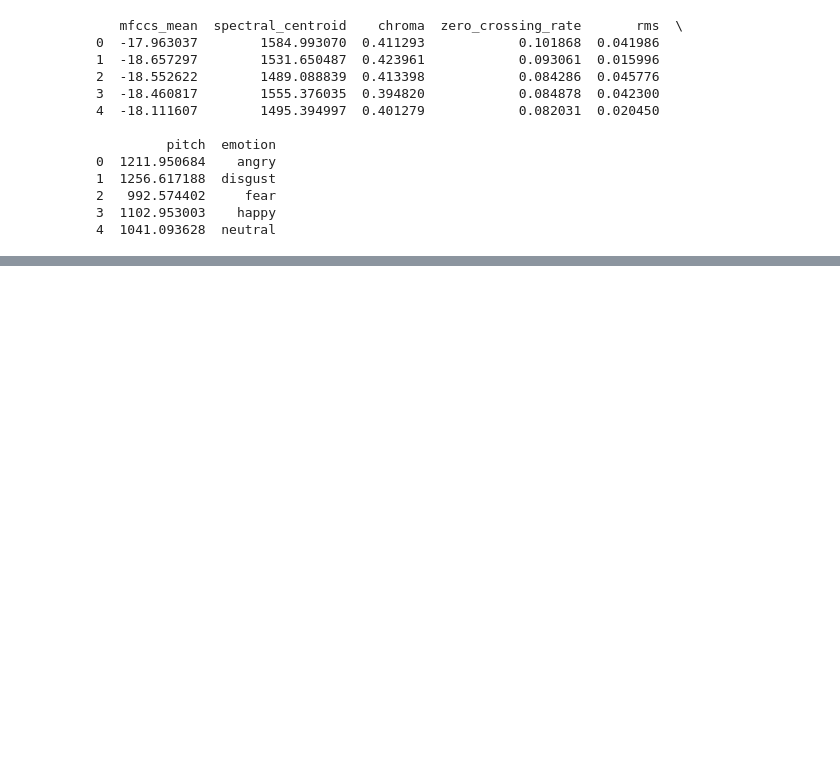
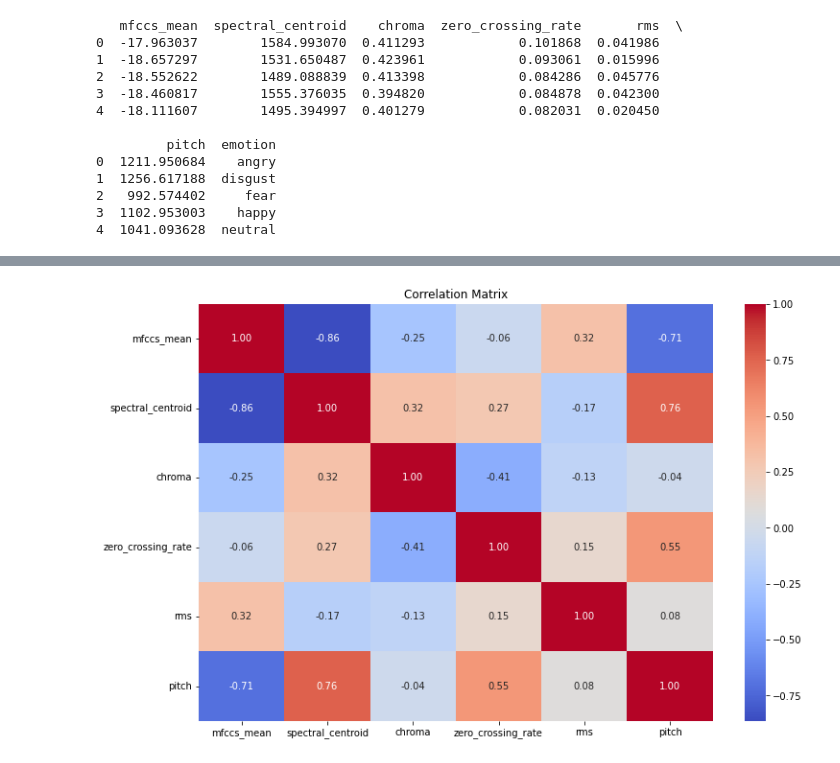
Before and after one commit to woodenikki/detecting-emotion-in-voice, a Jupyter notebook: notebook.ipynb, the cells around one changed output, grey strips where cells are left out. Saved outputs shown, nothing was run; the diff lists cells and outputs as text; code cells hidden in the pictures; blank space fills up the shorter version.

```diff
--- a/notebook.ipynb
+++ b/notebook.ipynb
@@ -480,0 +490,16 @@ dtype: int64
+# %%
+# correlation matrix
+
+# Select only numeric columns for correlation matrix
+numeric_data = clean_data.select_dtypes(include='number')
+
+# Calculate the correlation matrix
+correlation_matrix = numeric_data.corr()
+
+# Plot the heatmap
+plt.figure(figsize=(12, 8))
+sns.heatmap(correlation_matrix, annot=True, fmt='.2f', cmap='coolwarm')
+plt.title('Correlation Matrix')
+plt.show()
+# %% [output]
+[figure, added]
```
Also changed, not shown: parts of 11 cells of this notebook.
